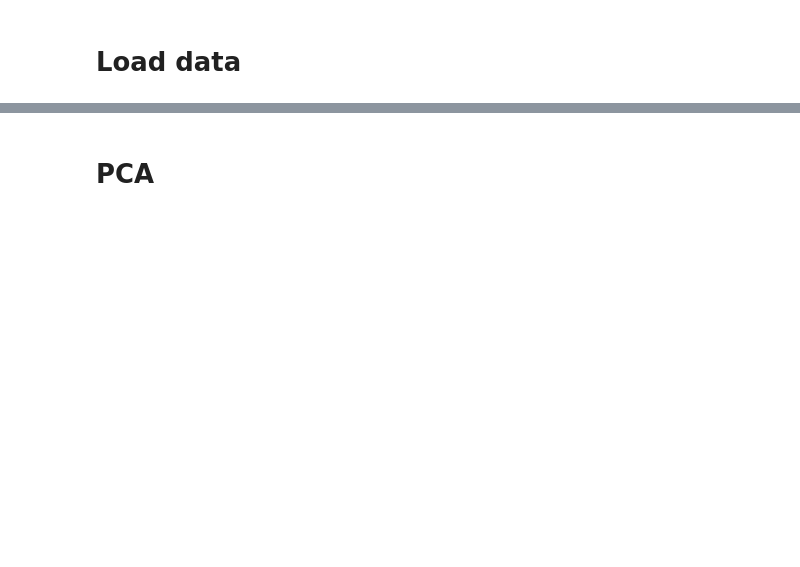
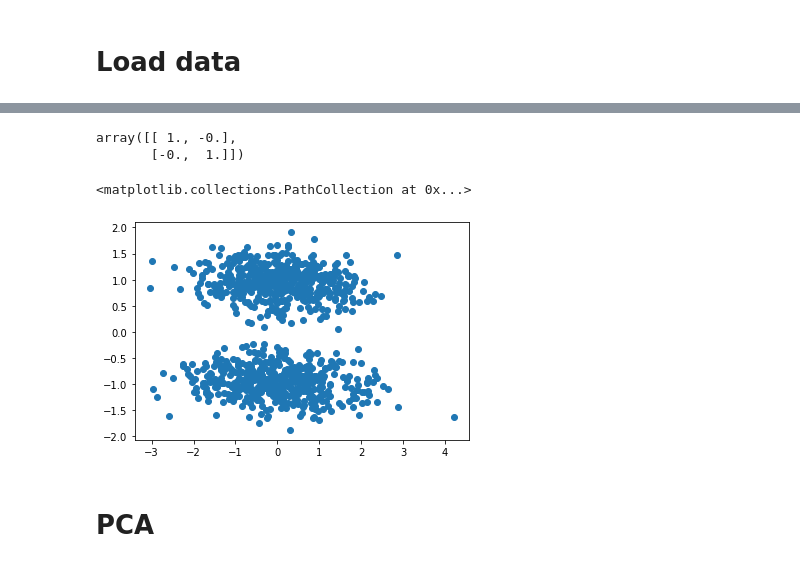
Before and after one commit to blufzzz/NonlinearHebbianPlasticity, a Jupyter notebook: mlp_nonlinear.ipynb, the cells around one changed output, grey strips where cells are left out. Saved outputs shown, nothing was run; the diff lists cells and outputs as text; code cells hidden in the pictures; blank space fills up the shorter version.

```diff
--- a/mlp_nonlinear.ipynb
+++ b/mlp_nonlinear.ipynb
@@ -87,3 +121,13 @@ inpt_test, outpt_test = create_data(**input_parameters)
+# %%
+(inpt_test_pca@inpt_test_pca.T / inpt_test_pca.shape[1]).round(2)
+# %% [output]
+array([[ 1., -0.],
+       [-0.,  1.]])
+# %%
+plt.scatter(inpt_test_pca[0], inpt_test_pca[1])
+# %% [output]
+<matplotlib.collections.PathCollection at 0x...>
+[figure, added]
 # %%
 # input_parameters = {'generator': make_swiss_roll, #make_s_curve,
 #                     'generator_kwargs': {'n_samples':1000, 'noise':1e-2}, # 1e-1
```
Also changed, not shown: parts of 41 cells of this notebook, 6 other files.
